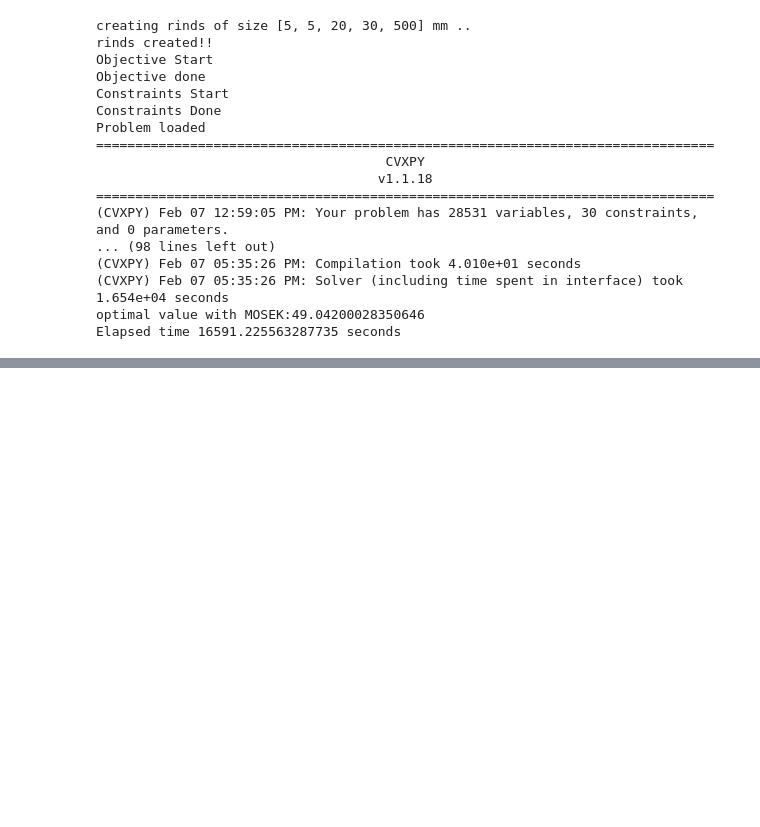
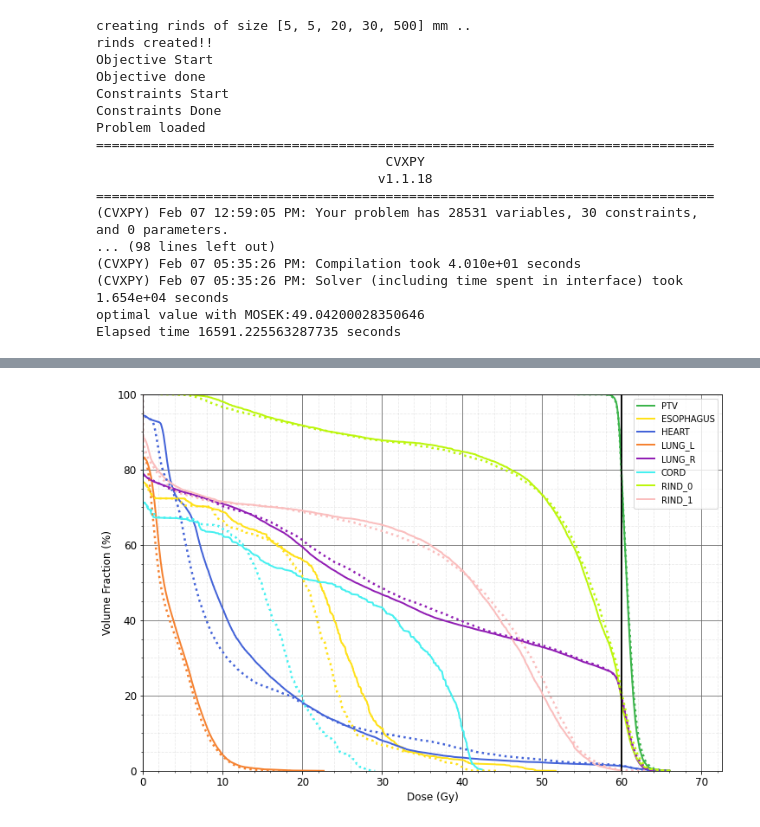
Before and after one commit to PortPy-Project/PortPy, a Jupyter notebook: examples/ex_6_boo_benchmark.ipynb, the cells around one changed output, grey strips where cells are left out. Cells and saved outputs as stored; diff of their text form; code cells hidden in the pictures; blank space fills up the shorter version.

```diff
--- a/examples/ex_6_boo_benchmark.ipynb
+++ b/examples/ex_6_boo_benchmark.ipynb
@@ -22,7 +22,7 @@ pp.__version__
 # %%
 # specify the patient data location
 # (you first need to download the patient database from the link provided in the GitHub page)
-data_dir = r'F:\Research\Data_newformat\Python-PORT\Data'
+data_dir = r'../data'
 # display the existing patients. To display it in browser rather than console, turn on in_browser=True
 pp.Visualize.display_patients(data_dir=data_dir)
 # %% [output]
@@ -241,0 +247,8 @@ pp.Visualize.plot_dvh(plan_planner, sol=sol_planner, structs=structs, style='dot
+# %%
+# plot dvh dvh for both the cases
+structs = ['PTV', 'ESOPHAGUS', 'HEART', 'CORD','LUNG_L','LUNG_R','RIND_0','RIND_1']
+
+pp.Visualize.plot_dvh(plan_boo, sol=sol_boo, structs=structs, style='solid', show=False)
+pp.Visualize.plot_dvh(plan_planner, sol=sol_planner, structs=structs, style='dotted', create_fig=False)
+# %% [output]
+[figure, added]
```
Also changed, not shown: parts of 13 cells of this notebook, 11 other files.
